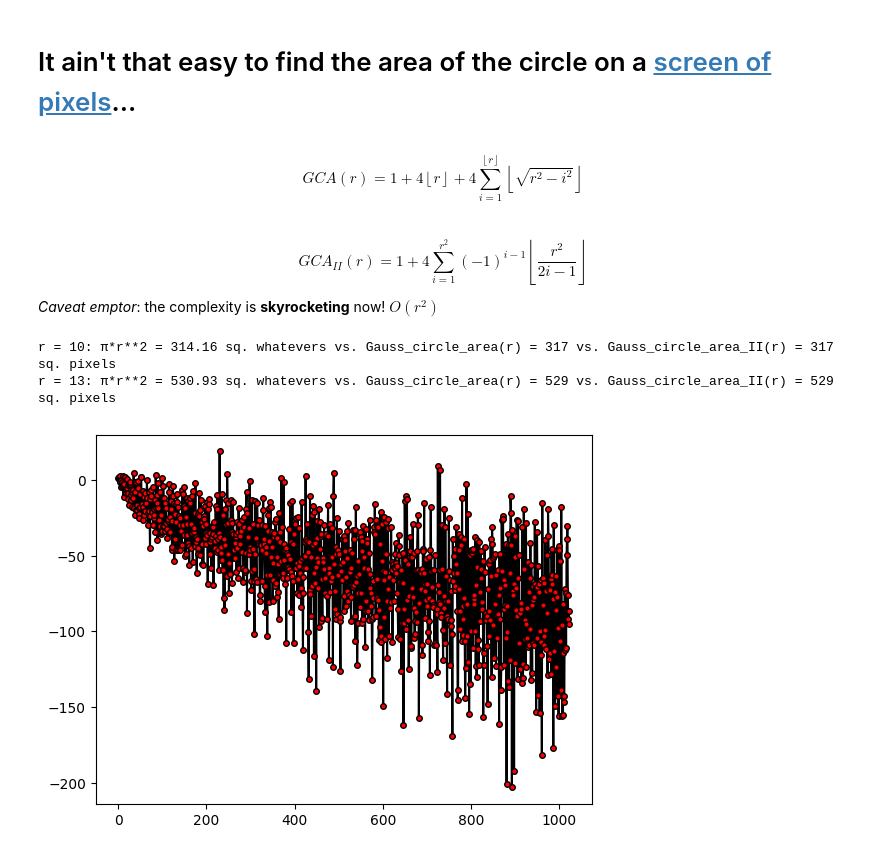
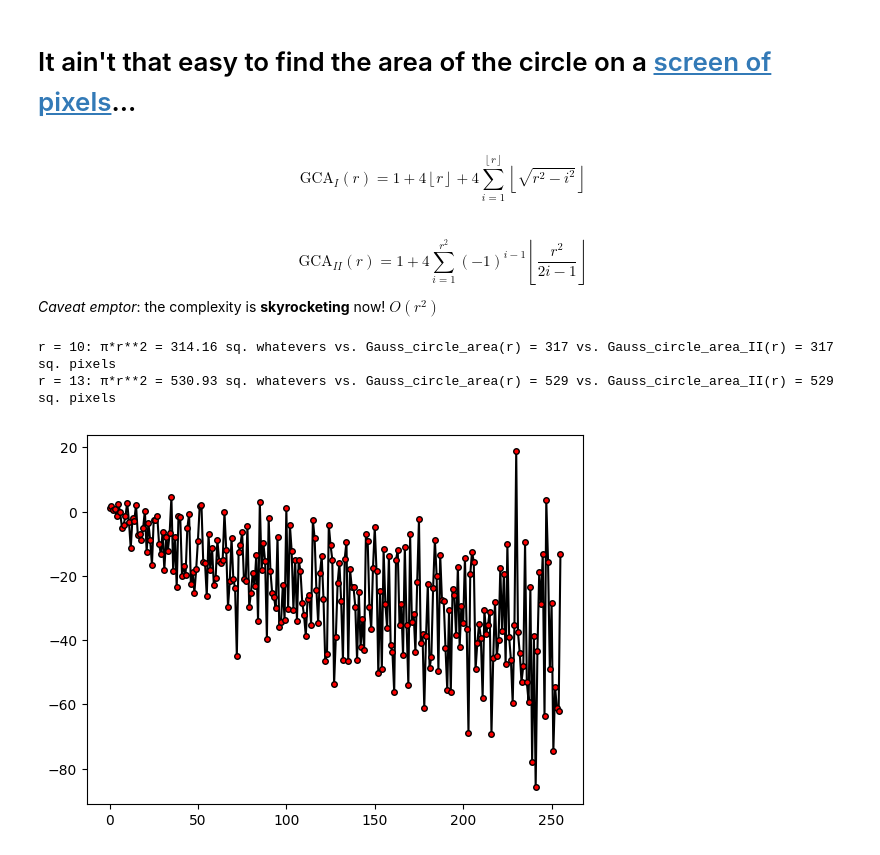
Before and after one commit to Bahrd/AppliedPythonology, a Jupyter notebook: ipynbs/latticeCircle.ipynb, the cells around one changed output. Drawn from its saved outputs; the diff is of its cells as text; code cells hidden in the pictures.

```diff
--- a/ipynbs/latticeCircle.ipynb
+++ b/ipynbs/latticeCircle.ipynb
@@ -6,7 +6,7 @@ from math import floor, sqrt, pi as π
 from numpy import add
 # %% [markdown]
 $$
-   GCA\left(r\right) = 1 + 4\left\lfloor r\right\rfloor
+   \mathrm{GCA}_I\left(r\right) = 1 + 4\left\lfloor r\right\rfloor
                          + 4\sum_{i = 1}^{\left\lfloor r\right\rfloor}
                            \left\lfloor \sqrt{r^2 - i^2} \right\rfloor
 $$
@@ -18,20 +18,20 @@ def Gauss_circle_area(r: float):
     return area
 # %% [markdown]
 $$
-   GCA_{II}\left(r\right) = 1 + 4\sum_{i = 1}^{r^2} (-1)^{i-1}\left\lfloor \frac{r^2}{2i - 1} \right\rfloor
+   \mathrm{GCA}_{II}\left(r\right) = 1 + 4\sum_{i = 1}^{r^2} (-1)^{i-1}\left\lfloor \frac{r^2}{2i - 1} \right\rfloor
 $$
 *Caveat emptor*: the complexity is **skyrocketing** now! $O\left(r^2\right)$
 # %%
 def Gauss_circle_area_II(r: float):
     rs = [(1 if i%2 == 1 else -1)*floor(r*r/(2*i - 1)) for i in range(1, int(r*r))]
     area = 1 + 4*add.reduce(rs)
     return area
 
 for r in (10, 13):
     print(f'{r = }: {π*r**2 = :.2f} sq. whatevers vs. {Gauss_circle_area(r) = } vs. {Gauss_circle_area_II(r) = } sq. pixels')
-_ = plot([Gauss_circle_area(r) - π*r**2 for r in range(0x400)], 'ko', ls='-', ms = 0o4, markerfacecolor = 'r' ), show()
+_ = plot([Gauss_circle_area(r) - π*r**2 for r in range(0x100)], 'ko', ls='-', ms = 0o4, markerfacecolor = 'r' ), show()
 # %% [output]
 r = 10: π*r**2 = 314.16 sq. whatevers vs. Gauss_circle_area(r) = 317 vs. Gauss_circle_area_II(r) = 317 sq. pixels
 r = 13: π*r**2 = 530.93 sq. whatevers vs. Gauss_circle_area(r) = 529 vs. Gauss_circle_area_II(r) = 529 sq. pixels
-[figure, old version]
+[figure, new version]
 # %% [markdown]
```
Also changed, not shown: parts of 2 cells of this notebook, 1 other file.
